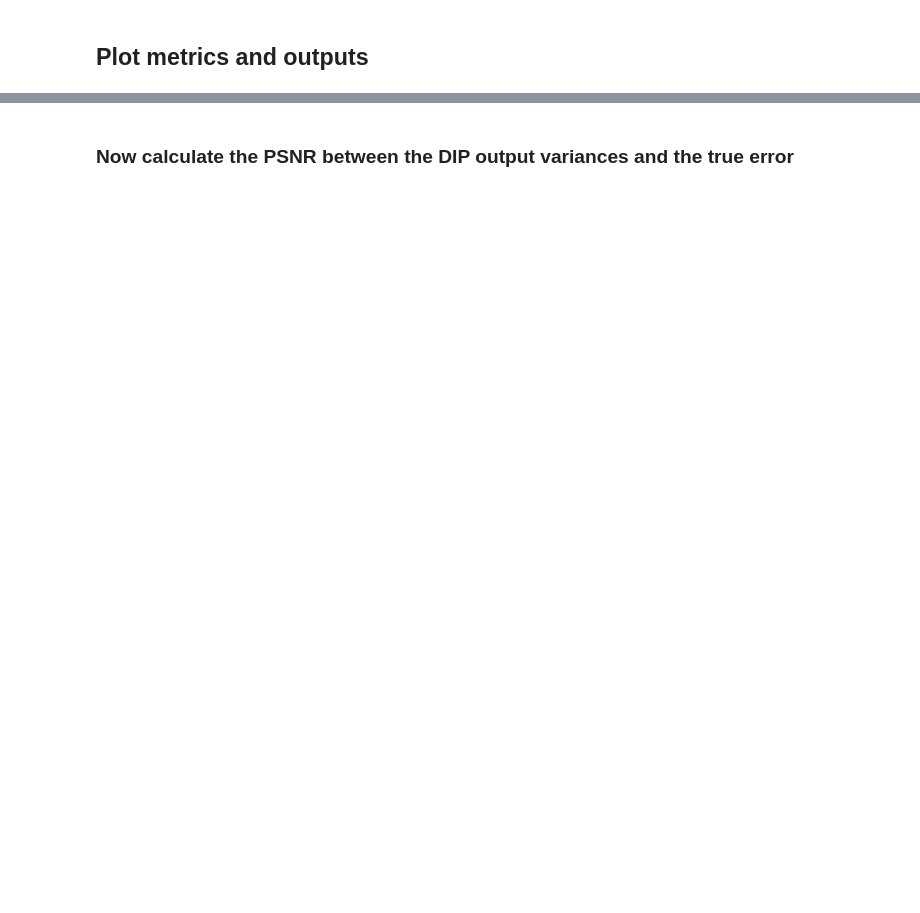
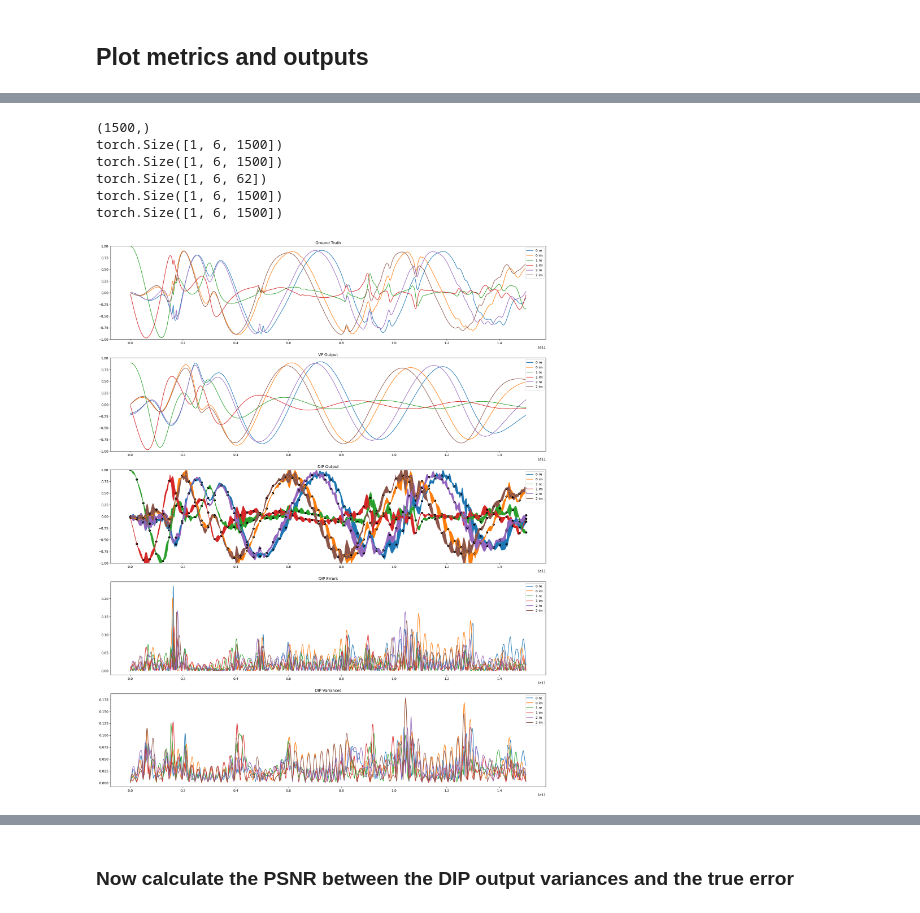
Before and after one commit to VarunGorti/CurveFitting-DIP, a Jupyter notebook: ensemble-random-seed/RESUNET_V4-ensemble-random-seed20.ipynb, the cells around one changed output, grey strips where cells are left out. Cells and saved outputs as stored; diff of their text form; code cells hidden in the pictures; blank space fills up the shorter version.

```diff
--- a/ensemble-random-seed/RESUNET_V4-ensemble-random-seed20.ipynb
+++ b/ensemble-random-seed/RESUNET_V4-ensemble-random-seed20.ipynb
@@ -518,35 +645,41 @@ if N_SPARAMS <= 10:
 # DIP Output, can toggle scatter and/or error bars
 for i in range(N_SPARAMS):
 
     axes[2].plot(gt_freqs, out[0,2*i].detach().cpu(), label=str(i)+" re")
     axes[2].plot(gt_freqs, out[0,2*i+1].detach().cpu(), label=str(i)+" im")
     axes[2].fill_between(gt_freqs, out[0,2*i].detach().cpu() - 2 * std_out[0,2*i].detach().cpu(), out[0,2*i].detach().cpu() + 2 * std_out[0,2*i].detach().cpu())
     axes[2].fill_between(gt_freqs, out[0,2*i+1].detach().cpu() - 2 * std_out[0,2*i+1].detach().cpu(), out[0,2*i+1].detach().cpu() + 2 * std_out[0,2*i+1].detach().cpu())
 
     axes[2].scatter(gt_freqs[kept_inds], y[0,2*i].cpu(), color='black')
     axes[2].scatter(gt_freqs[kept_inds], y[0,2*i+1].cpu(), color='black')
 axes[2].set_title("DIP Output")
 axes[2].set_ylim(-1,1)
 if N_SPARAMS <= 10:
     axes[2].legend(loc='upper right')
 
 # DIP Errors
 for i in range(N_SPARAMS):
     axes[3].plot(gt_freqs, torch.abs(dip_errors[0,2*i]).detach().cpu(), label=str(i)+" re")
     axes[3].plot(gt_freqs, torch.abs(dip_errors[0,2*i+1]).detach().cpu(), label=str(i)+" im")
 axes[3].set_title("DIP Errors")
-axes[3].set_ylim(-1,1)
 if N_SPARAMS <= 10:
     axes[3].legend(loc='upper right')
 
 # DIP Variances
 for i in range(N_SPARAMS):
     axes[4].plot(gt_freqs, std_out[0,2*i].detach().cpu(), label=str(i)+" re")
     axes[4].plot(gt_freqs, std_out[0,2*i+1].detach().cpu(), label=str(i)+" im")
 axes[4].set_title("DIP Variances")
-axes[4].set_ylim(-0.1,0.1)
 if N_SPARAMS <= 10:
     axes[4].legend(loc='upper right')
+# %% [output]
+(1500,)
+torch.Size([1, 6, 1500])
+torch.Size([1, 6, 1500])
+torch.Size([1, 6, 62])
+torch.Size([1, 6, 1500])
+torch.Size([1, 6, 1500])
+[figure, added]
 # %%
 out_mag = utils.sparams_to_mag(out)
 dip_errors_mag = x_mag - out_mag
```
Also changed, not shown: parts of 23 cells of this notebook, 7 other files.
